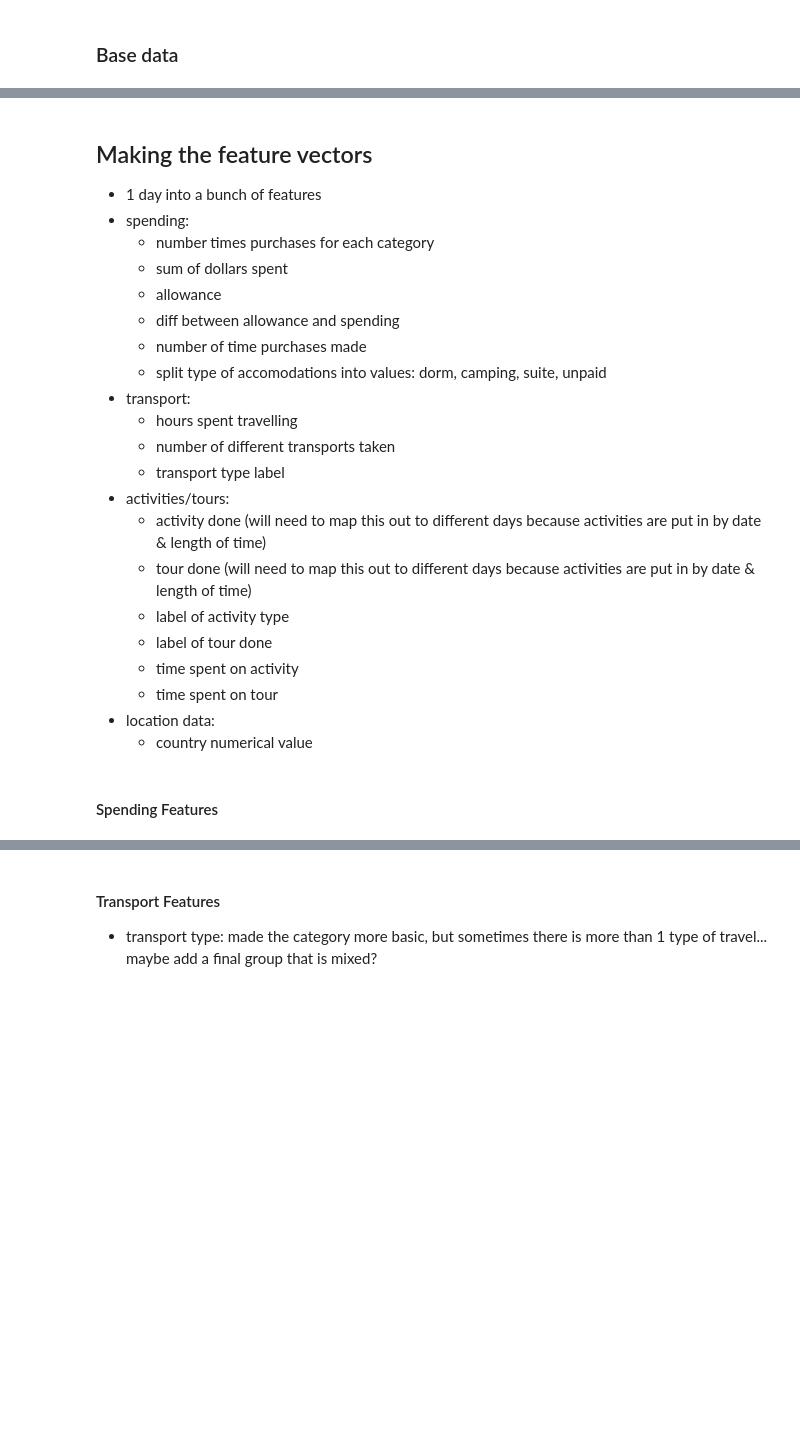
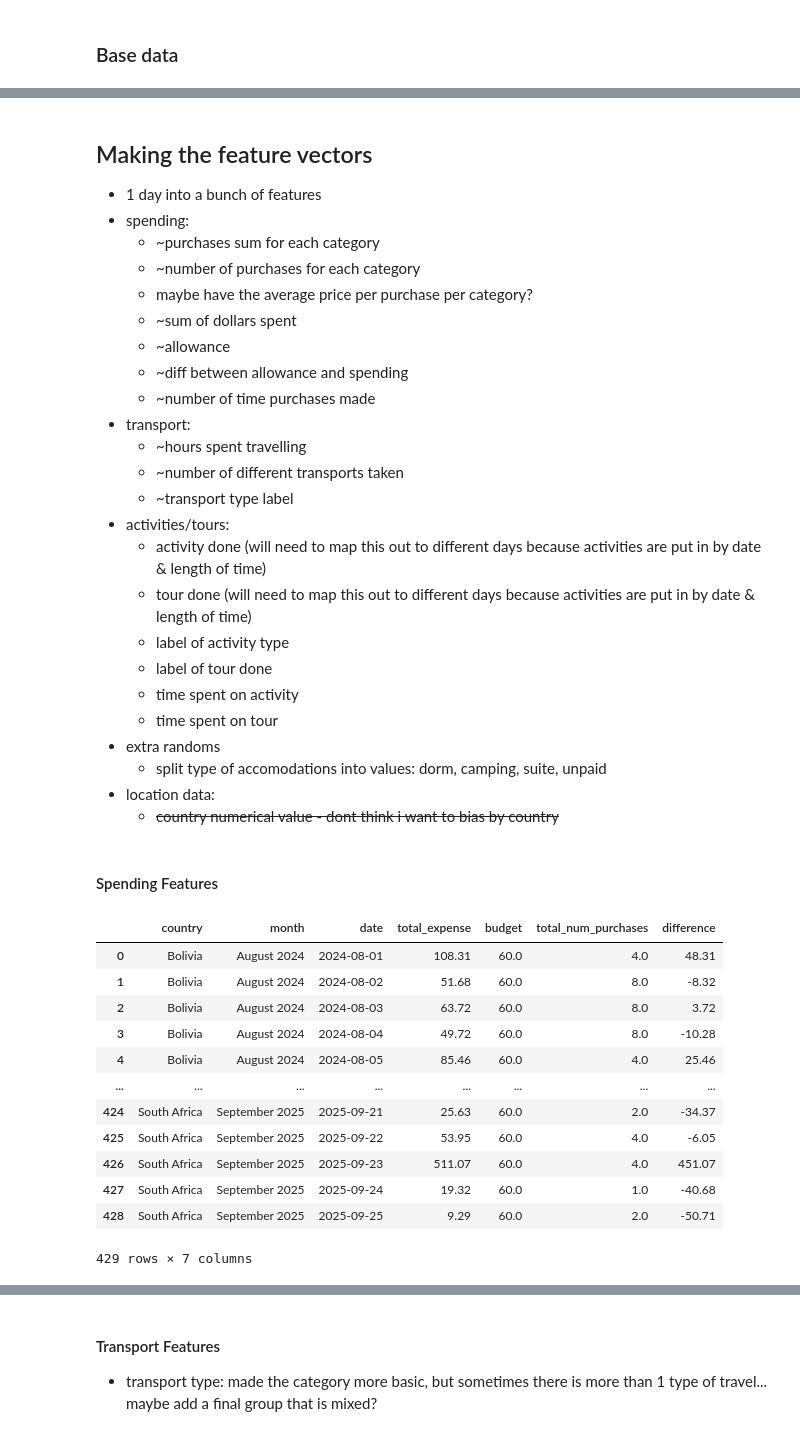
Before and after one commit to SunnyWillert18/floating-in-space, a Jupyter notebook: nbs/travel_personas.ipynb, the cells around one changed output, grey strips where cells are left out. Saved outputs shown, nothing was run; the diff lists cells and outputs as text; code cells hidden in the pictures; blank space fills up the shorter version.

```diff
--- a/nbs/travel_personas.ipynb
+++ b/nbs/travel_personas.ipynb
@@ -176,16 +164,17 @@ transport.head()
 ## Making the feature vectors
 - 1 day into a bunch of features
 - spending:
-  - number times purchases for each category
-  - sum of dollars spent
-  - allowance
-  - diff between allowance and spending
-  - number of time purchases made
-  - split type of accomodations into values: dorm, camping, suite, unpaid
+  - ~purchases sum for each category
+  - ~number of purchases for each category
+  -  maybe have the average price per purchase per category?
+  - ~sum of dollars spent
+  - ~allowance
+  - ~diff between allowance and spending
+  - ~number of time purchases made
 - transport:
-  - hours spent travelling
-  - number of different transports taken
-  - transport type label
+  - ~hours spent travelling
+  - ~number of different transports taken
+  - ~transport type label
 - activities/tours:
   - activity done (will need to map this out to different days because activities are put in by date & length of time)
   - tour done (will need to map this out to different days because activities are put in by date & length of time)
@@ -193,7 +182,42 @@ transport.head()
   - label of tour done
   - time spent on activity
   - time spent on tour
+- extra randoms
+  - split type of accomodations into values: dorm, camping, suite, unpaid
 - location data:
-  - country numerical value
+  - ~~country numerical value - dont think i want to bias by country~~
 # %% [markdown]
 #### Spending Features
+# %%
+# grouping by to get dollar sum and number of times sum
+money_agg = money.groupby(['country','month','date','income_expense']).agg({'cad':'sum', 'currency':'count'}).reset_index()
+
+# pivot the table to get the categories as
+mpiv = money_agg.pivot(index=['country','month','date'], columns='income_expense', values=['cad','currency']).reset_index()
+mpiv.columns = [col[0] if col[0] in ['country','month','date'] else'_'.join(map(str, col)).strip() for col in mpiv.columns.values]
+
+# rename columns and keep only necessary data
+mpiv = mpiv.rename(columns={
+    'cad_Expense':'total_expense',
+    'cad_Income': 'budget',
+    'currency_Expense': 'total_num_purchases'
+}).drop('currency_Income', axis=1)
+
+# get budget/spending difference
+mpiv['difference'] = mpiv.total_expense - mpiv.budget
+# %%
+mpiv
+# %% [output]
+|  | country | month | date | total_expense | budget | total_num_purchases | difference |
+| 0 | Bolivia | August 2024 | 2024-08-01 | 108.31 | 60.0 | 4.0 | 48.31 |
+| 1 | Bolivia | August 2024 | 2024-08-02 | 51.68 | 60.0 | 8.0 | -8.32 |
+| 2 | Bolivia | August 2024 | 2024-08-03 | 63.72 | 60.0 | 8.0 | 3.72 |
+| 3 | Bolivia | August 2024 | 2024-08-04 | 49.72 | 60.0 | 8.0 | -10.28 |
+| 4 | Bolivia | August 2024 | 2024-08-05 | 85.46 | 60.0 | 4.0 | 25.46 |
+| ... | ... | ... | ... | ... | ... | ... | ... |
+| 424 | South Africa | September 2025 | 2025-09-21 | 25.63 | 60.0 | 2.0 | -34.37 |
+| 425 | South Africa | September 2025 | 2025-09-22 | 53.95 | 60.0 | 4.0 | -6.05 |
+| 426 | South Africa | September 2025 | 2025-09-23 | 511.07 | 60.0 | 4.0 | 451.07 |
+| 427 | South Africa | September 2025 | 2025-09-24 | 19.32 | 60.0 | 1.0 | -40.68 |
+| 428 | South Africa | September 2025 | 2025-09-25 | 9.29 | 60.0 | 2.0 | -50.71 |
+429 rows × 7 columns
```
Also changed, not shown: parts of 27 cells of this notebook.
